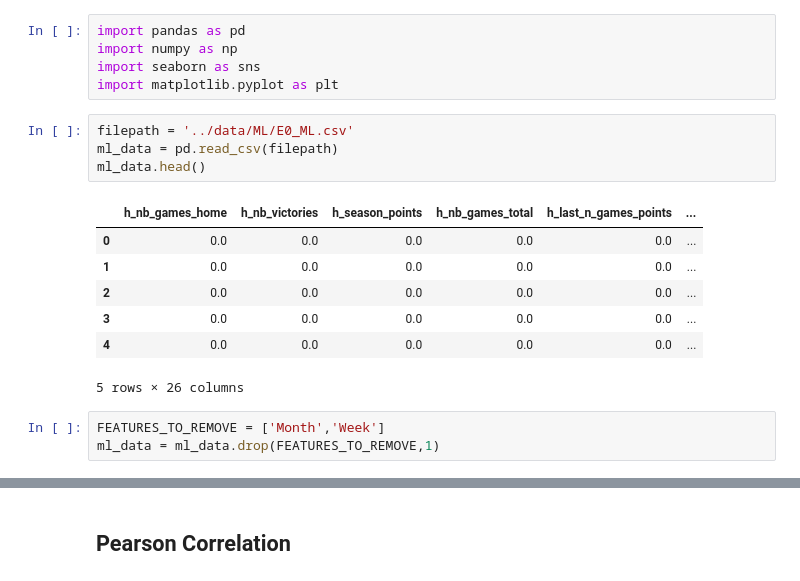
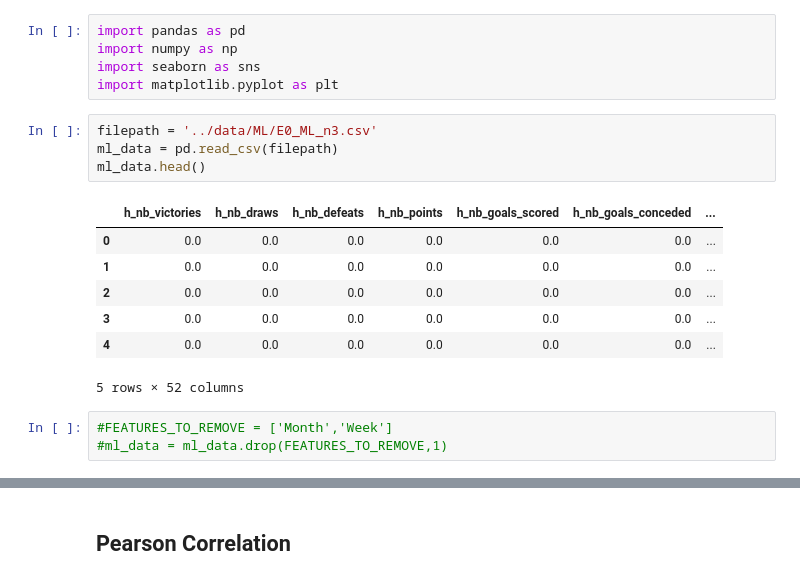
Before and after one commit to augusteby/soccerprediction, a Jupyter notebook: England/exploratory_data_analysis/EDA_ML_feature_selection.ipynb, the cells around one changed output, grey strips where cells are left out. Saved outputs shown, nothing was run; the diff lists cells and outputs as text.

```diff
--- a/England/exploratory_data_analysis/EDA_ML_feature_selection.ipynb
+++ b/England/exploratory_data_analysis/EDA_ML_feature_selection.ipynb
@@ -6,18 +6,18 @@ import numpy as np
 import seaborn as sns
 import matplotlib.pyplot as plt
 # %%
-filepath = '../data/ML/E0_ML.csv'
+filepath = '../data/ML/E0_ML_n3.csv'
 ml_data = pd.read_csv(filepath)
 ml_data.head()
 # %% [output]
-|  | h_nb_games_home | h_nb_victories | h_season_points | h_nb_games_total | h_last_n_games_points | ... |
-| 0 | 0.0 | 0.0 | 0.0 | 0.0 | 0.0 | ... |
-| 1 | 0.0 | 0.0 | 0.0 | 0.0 | 0.0 | ... |
-| 2 | 0.0 | 0.0 | 0.0 | 0.0 | 0.0 | ... |
-| 3 | 0.0 | 0.0 | 0.0 | 0.0 | 0.0 | ... |
-| 4 | 0.0 | 0.0 | 0.0 | 0.0 | 0.0 | ... |
+|  | h_nb_victories | h_nb_draws | h_nb_defeats | h_nb_points | h_nb_goals_scored | h_nb_goals_conceded | ... |
+| 0 | 0.0 | 0.0 | 0.0 | 0.0 | 0.0 | 0.0 | ... |
+| 1 | 0.0 | 0.0 | 0.0 | 0.0 | 0.0 | 0.0 | ... |
+| 2 | 0.0 | 0.0 | 0.0 | 0.0 | 0.0 | 0.0 | ... |
+| 3 | 0.0 | 0.0 | 0.0 | 0.0 | 0.0 | 0.0 | ... |
+| 4 | 0.0 | 0.0 | 0.0 | 0.0 | 0.0 | 0.0 | ... |
-5 rows × 26 columns
+5 rows × 52 columns
 # %%
-FEATURES_TO_REMOVE = ['Month','Week']
-ml_data = ml_data.drop(FEATURES_TO_REMOVE,1)
+#FEATURES_TO_REMOVE = ['Month','Week']
+#ml_data = ml_data.drop(FEATURES_TO_REMOVE,1)
 # %%
```
Also changed, not shown: parts of 23 cells of this notebook, 11 other files.
